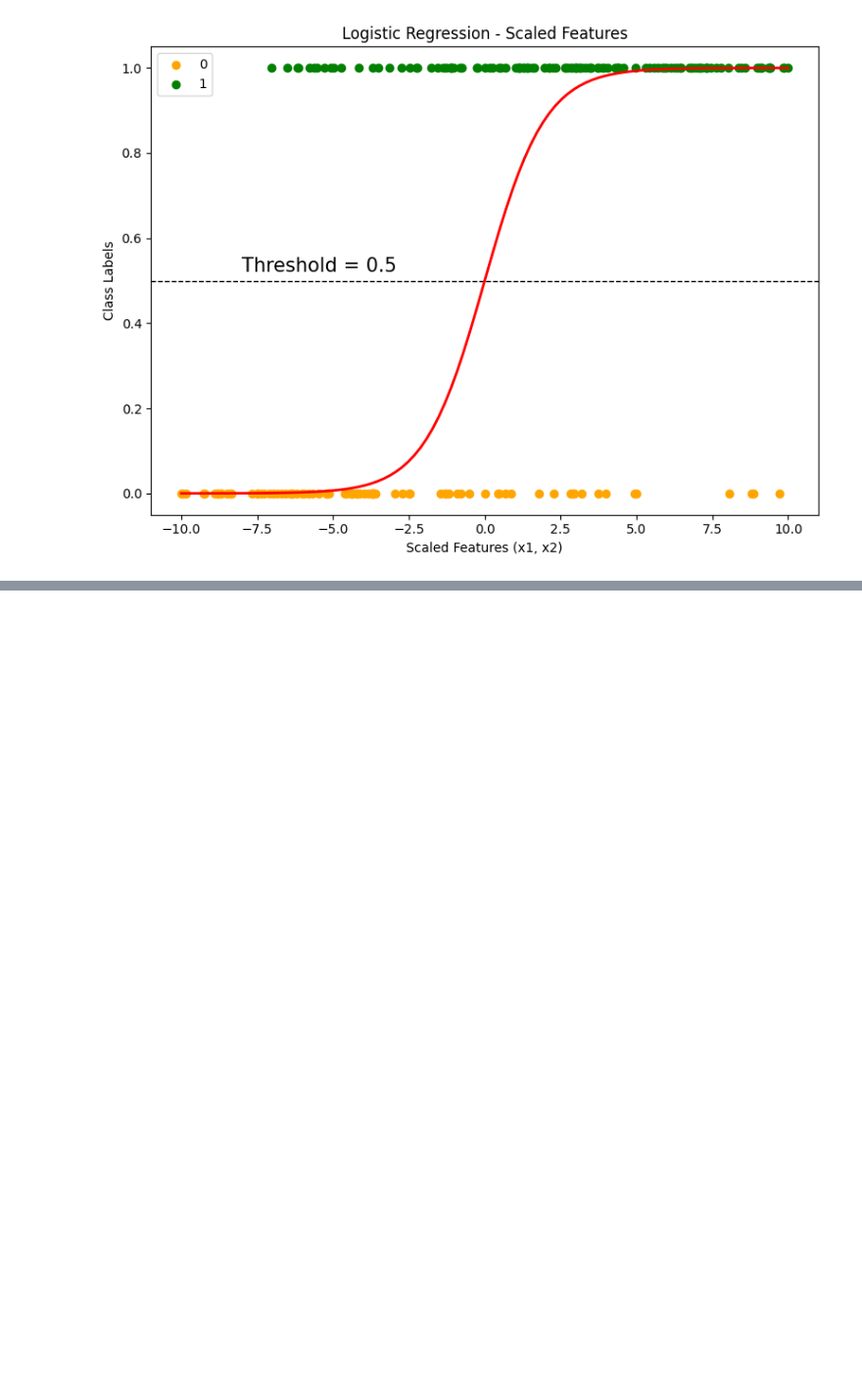
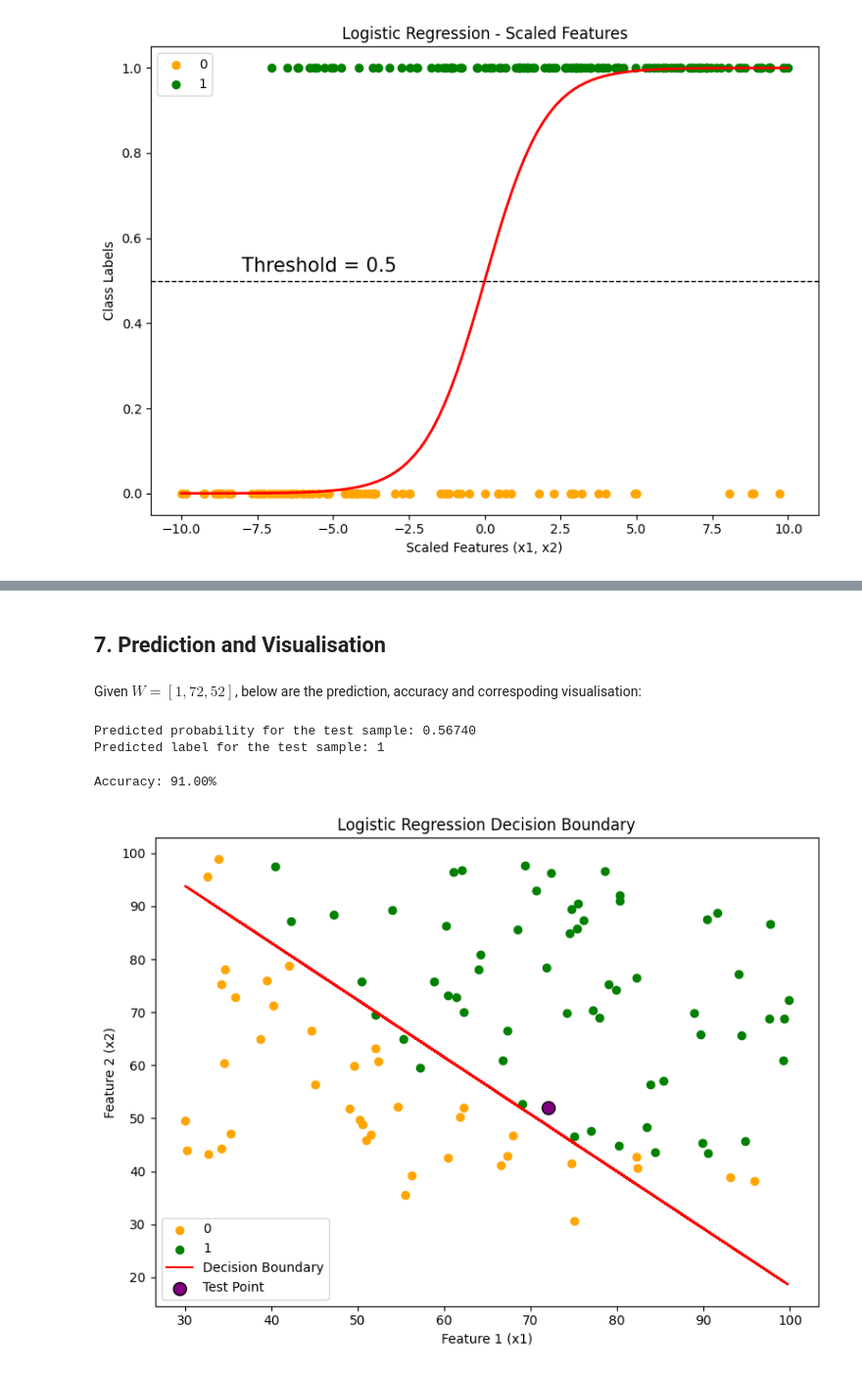
Before and after one commit to tsu76i/DS-playground, a Jupyter notebook: 2. Building ML Models From Scratch/2.1 Regressions/2.1_logistic_regression.ipynb, the cells around one changed output, grey strips where cells are left out. Shown at 98% size. Saved outputs shown, nothing was run; the diff lists cells and outputs as text; code cells hidden in the pictures; blank space fills up the shorter version.

```diff
--- a/2. Building ML Models From Scratch/2.1 Regressions/2.1_regressions.ipynb
+++ b/2. Building ML Models From Scratch/2.1 Regressions/2.1_logistic_regression.ipynb
@@ -472,0 +456,23 @@ plt.show()
+# %% [markdown]
+## 7. Prediction and Visualisation
+# %% [markdown]
+Given $W=[1, 72, 52]$, below are the prediction, accuracy and correspoding visualisation:
+# %%
+test_W = np.array([1, 72, 52])[np.newaxis, :]  # [bias, x_1, x_2]
+predicted_probability = model.predict_proba(test_W)
+predicted_label = model.predict(test_W)
+print(
+    f"Predicted probability for the test sample: {predicted_probability[0, 0]:.5f}")
+print(f"Predicted label for the test sample: {predicted_label[0, 0]}")
+# %% [output]
+Predicted probability for the test sample: 0.56740
+Predicted label for the test sample: 1
+# %%
+y_pred = model.predict(X)
+print(f"Accuracy: {model.calculate_accuracy(y_pred, y):.2f}%")
+# %% [output]
+Accuracy: 91.00%
+# %%
+model.draw_decision_boundary(x_1, x_2, y, test_W)
+# %% [output]
+[figure, added]
```
Also changed, not shown: parts of 48 cells of this notebook, 1 other file.
